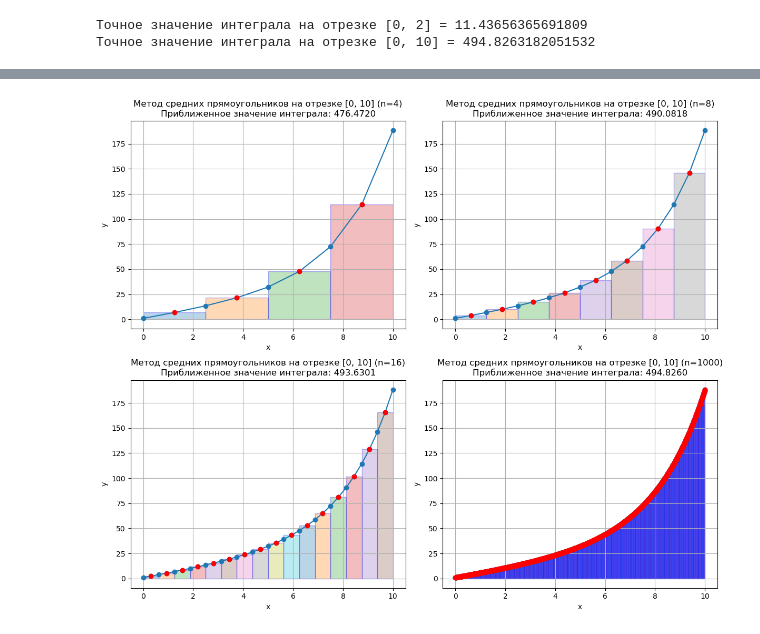
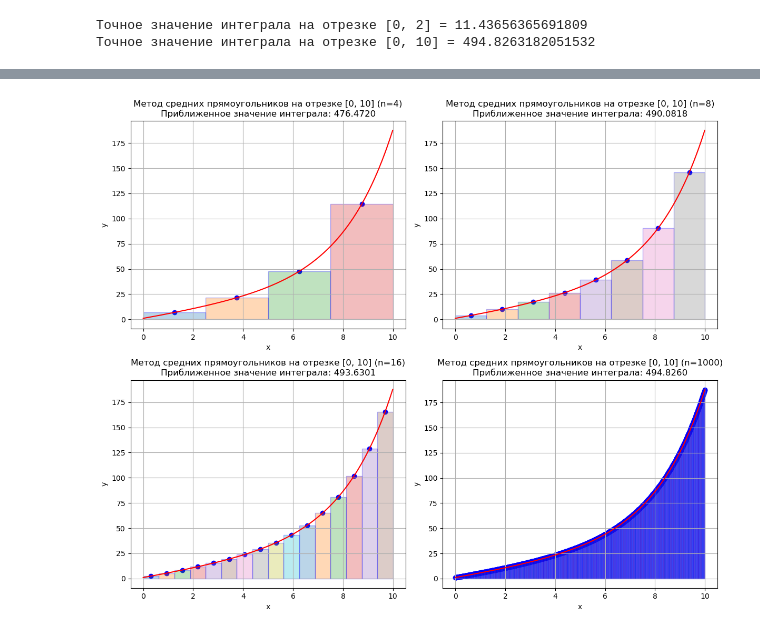
Before and after one commit to vorandpav/MathAnalLab, a Jupyter notebook: Lab2/MathAnalLab_2.ipynb, the cells around one changed output, grey strips where cells are left out. Saved outputs shown, nothing was run; the diff lists cells and outputs as text; code cells hidden in the pictures.

```diff
--- a/Lab2/MathAnalLab_2.ipynb
+++ b/Lab2/MathAnalLab_2.ipynb
@@ -232,35 +249,38 @@ def integral_midpoint_rectangle(f, a, b, n_list, plot=False, **kwargs):
     for n in n_list:
         x = get_partition(a, b, n, **kwargs)
         if plot:
-            x_plot = list(x)
+            x_plot = []
         integral = 0
         for i in range(n):
             integral += f((x[i] + x[i + 1]) / 2) * (x[i + 1] - x[i])
             if plot:
                 x_plot.append((x[i] + x[i + 1]) / 2)
         result.append(integral)
+
         if plot:
             x_plot.sort()
             plt.subplot(2, 2, n_list.index(n) + 1)
-            plt.plot(x_plot, f(np.array(x_plot)), 'o-')
+            plt.plot(np.arange(a, b, 0.01), f(np.arange(a, b, 0.01)), 'r-')
+            plt.scatter(x_plot, f(np.array(x_plot)), color='b')
             for i in range(n):
                 x_left = x[i]
                 x_right = x[i + 1]
                 y_val = f((x_left + x_right) / 2)
                 X_rect = [x_left, x_right, x_right, x_left, x_left]
                 Y_rect = [0, 0, y_val, y_val, 0]
                 plt.fill(X_rect, Y_rect, alpha=0.3, edgecolor='b')
-                plt.plot((x_left + x_right) / 2, y_val, 'ro')
             plt.title(f"Метод средних прямоугольников на отрезке [{a}, {b}] (n={n})\n"
                       f"Приближенное значение интеграла: {integral:.4f}")
             plt.xlabel("x")
             plt.ylabel("y")
             plt.grid()
+
     if plot:
         plt.tight_layout()
+        plt.show()
     return result
 
 
 result_mid_test = integral_midpoint_rectangle(f, a_test, b_test, n_list, plot=True)
 # %% [output]
-[figure, old version]
+[figure, new version]
```
Also changed, not shown: parts of 14 cells of this notebook, 1 other file.
